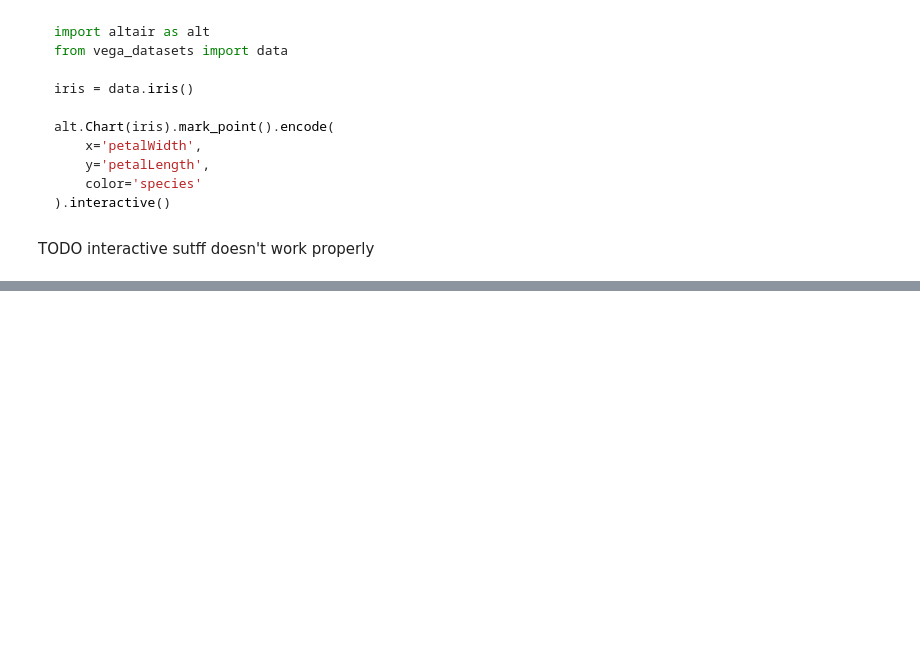
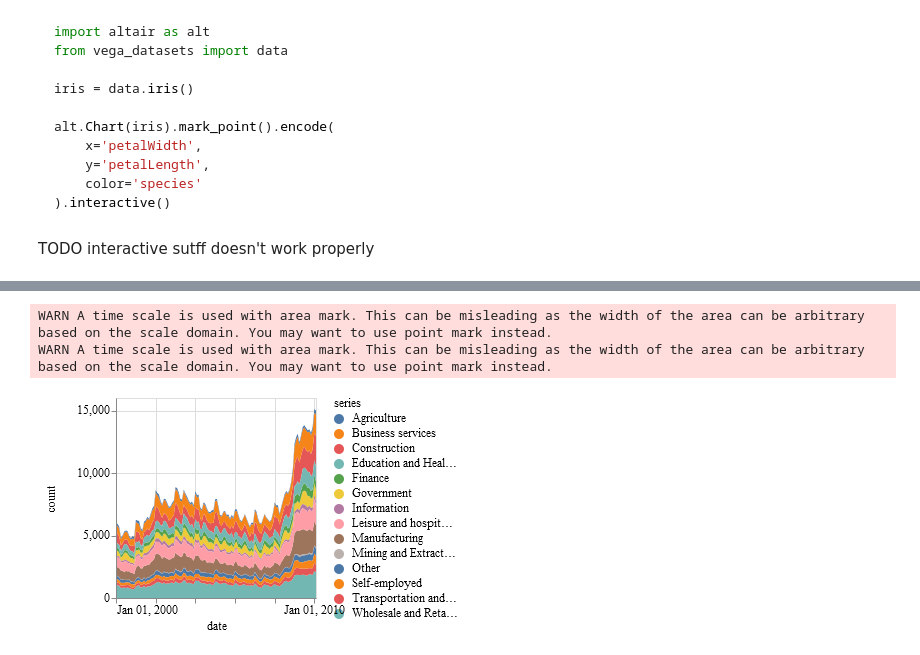
Before and after one commit to queryverse/Vega.jl, a Jupyter notebook: examples/altair/Simple Charts.ipynb, the cells around one changed output, grey strips where cells are left out. Saved outputs shown, nothing was run; the diff lists cells and outputs as text; code cells hidden in the pictures; blank space fills up the shorter version.

```diff
--- a/examples/altair/Simple Charts.ipynb
+++ b/examples/altair/Simple Charts.ipynb
@@ -119,0 +148,7 @@ WARN Can not resolve event source: window
+# %%
+dataset("unemployment-across-industries") |>
+@vlplot(:area,enc={x="date:t",y="count:q",color="series:n"})
+# %% [output]
+WARN A time scale is used with area mark. This can be misleading as the width of the area can be arbitrary based on the scale domain. You may want to use point mark instead.
+WARN A time scale is used with area mark. This can be misleading as the width of the area can be arbitrary based on the scale domain. You may want to use point mark instead.
+[figure, added]
```
Also changed, not shown: parts of 11 cells of this notebook, 1 other file.
